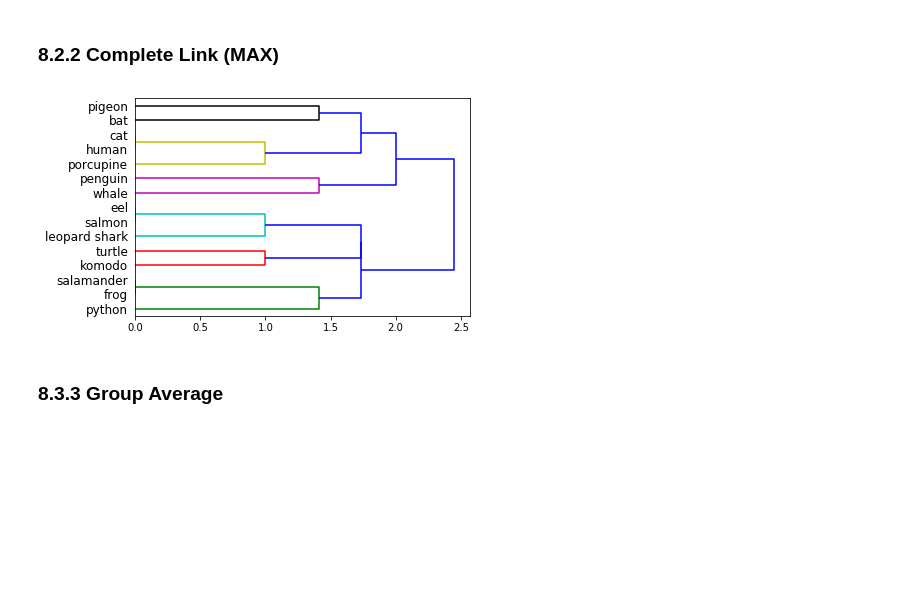
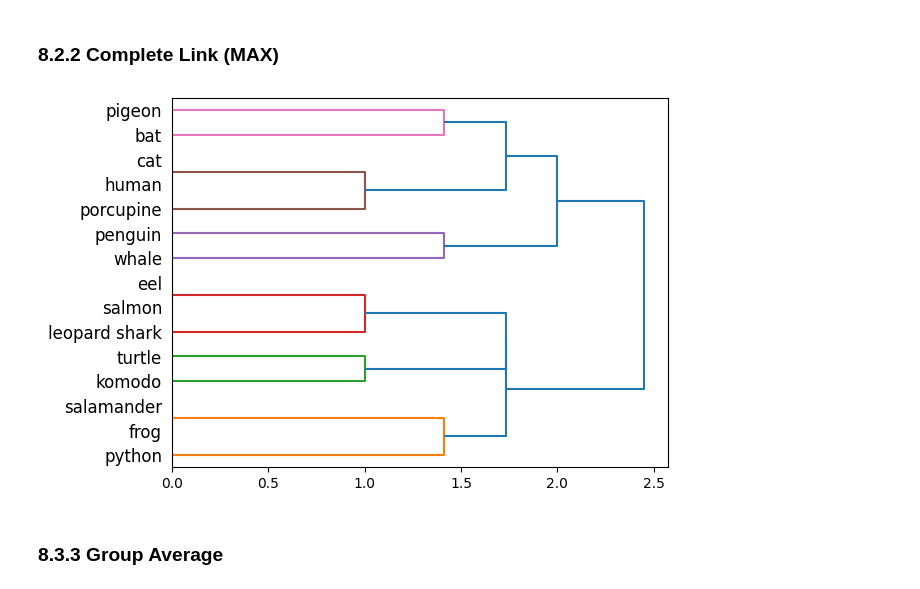
Before and after one commit to OpenCV13/dm, a Jupyter notebook: module_8.ipynb, the cells around one changed output. Saved outputs shown, nothing was run; the diff lists cells and outputs as text; code cells hidden in the pictures; blank space fills up the shorter version.

```diff
--- a/module_8.ipynb
+++ b/module_8.ipynb
@@ -110,9 +111,7 @@ Text(0,0.5,'SSE')
 
 This section demonstrates examples of applying hierarchical clustering to the vertebrate dataset used in Module 6 (Classification). Specifically, we illustrate the results of using 3 hierarchical clustering algorithms provided by the Python scipy library: (1) single link (MIN), (2) complete link (MAX), and (3) group average. Other hierarchical clustering algorithms provided by the library include centroid-based and Ward's method.
 # %%
-import pandas as pd
-
-data = pd.read_csv('vertebrate.csv',header='infer')
+data = pd.read_csv('/content/drive/MyDrive/datamining/vertebrate.csv',header='infer')
 data
 # %% [output]
 |  | Name | Warm-blooded | Gives Birth | Aquatic Creature | Aerial Creature | Has Legs | Hibernates | Class |
@@ -148,10 +143,10 @@ dn = hierarchy.dendrogram(Z,labels=names.tolist(),orientation='right')
 # %% [markdown]
 ### 8.2.2 Complete Link (MAX)
 # %%
-Z = hierarchy.linkage(X.as_matrix(), 'complete')
+Z = hierarchy.linkage(X, 'complete')
 dn = hierarchy.dendrogram(Z,labels=names.tolist(),orientation='right')
 # %% [output]
-[figure, old version]
+[figure, new version]
 # %% [markdown]
 ### 8.3.3 Group Average
 # %%
```
Also changed, not shown: parts of 17 cells of this notebook.
